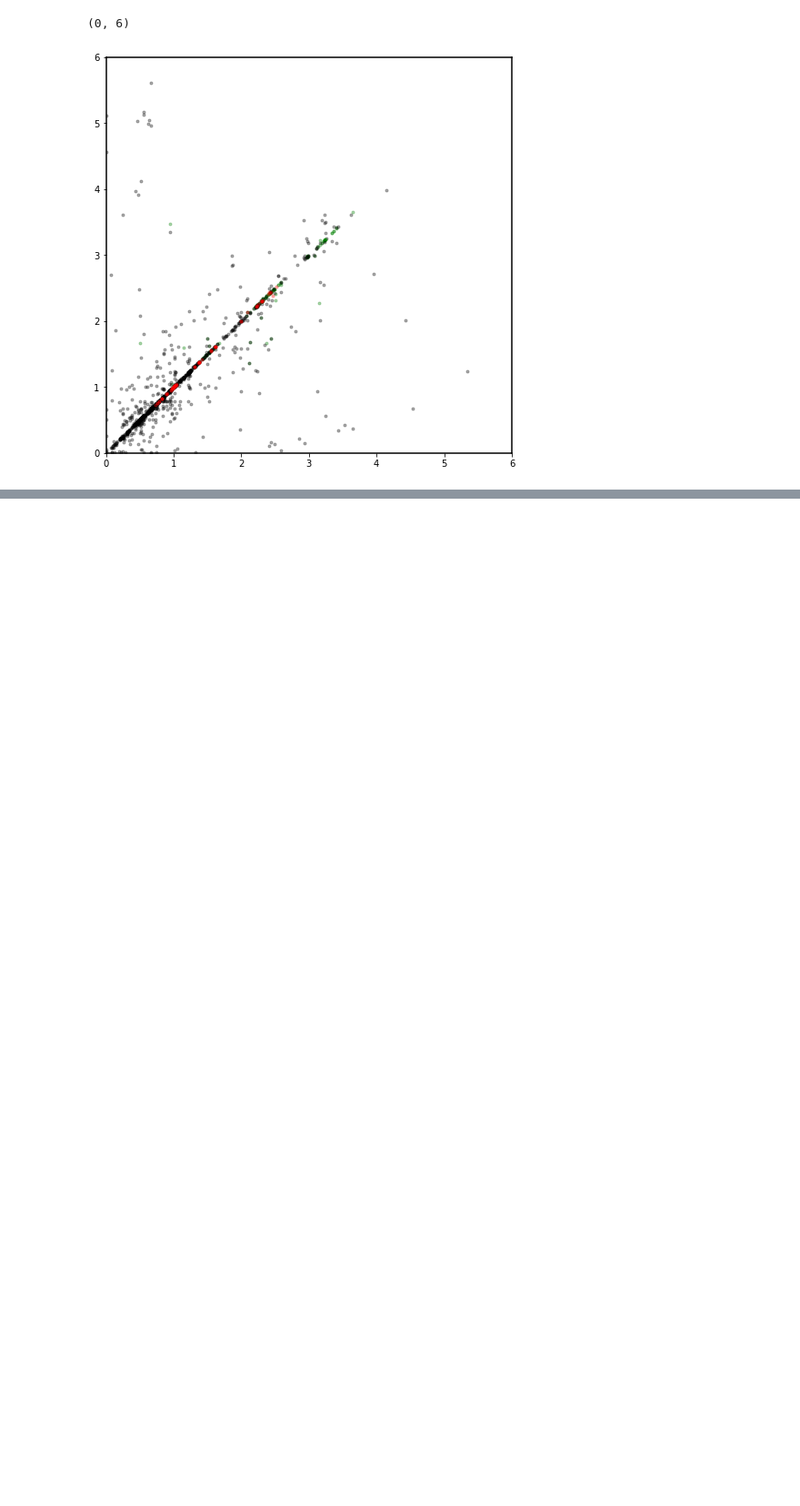
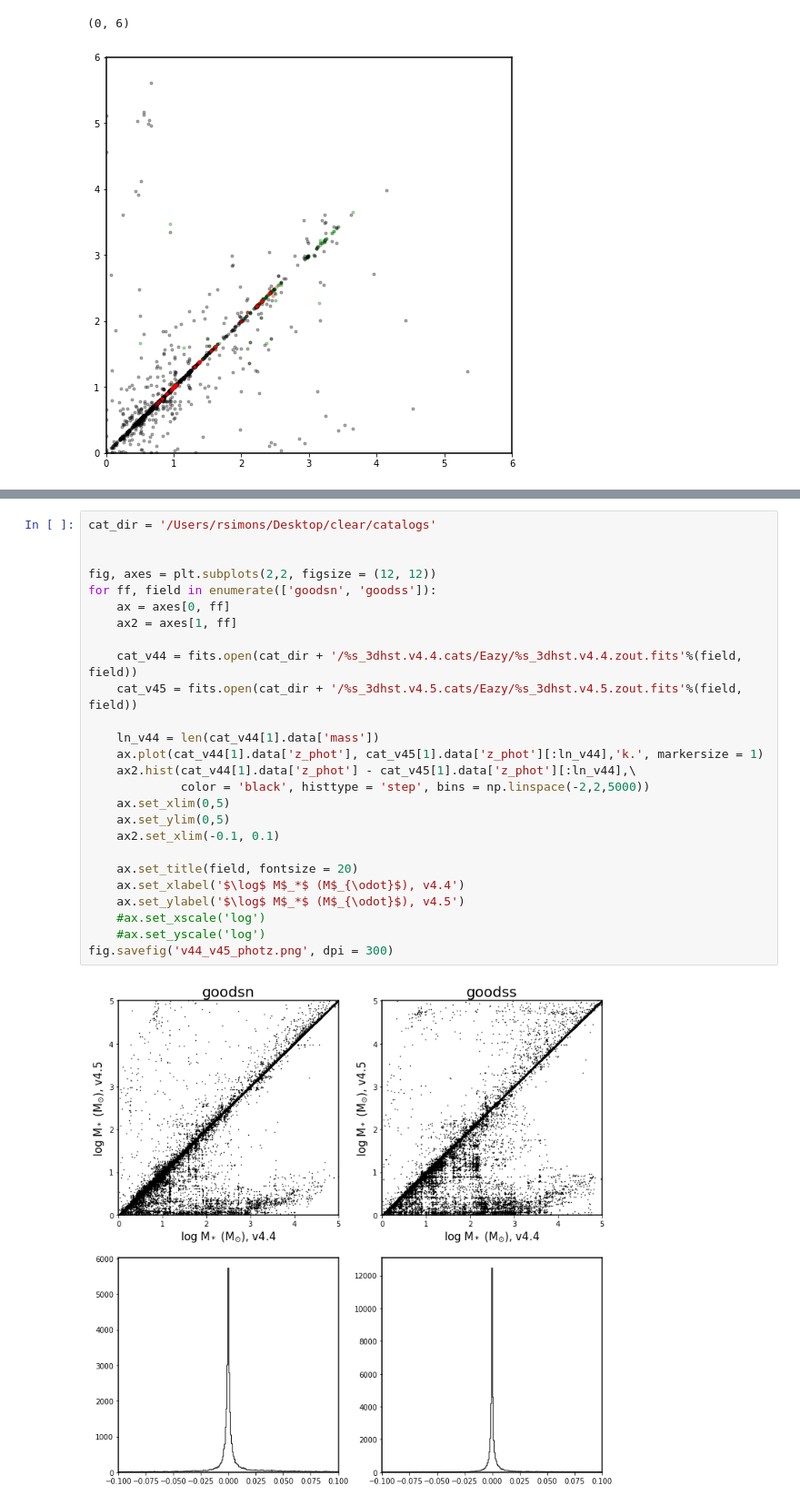
Before and after one commit to RaymondSimons/clear_local, a Jupyter notebook: add_specz.ipynb, the cells around one changed output, grey strips where cells are left out. Shown at 91% size. Drawn from its saved outputs; the diff is of its cells as text; blank space fills up the shorter version.

```diff
--- a/add_specz.ipynb
+++ b/add_specz.ipynb
@@ -184,0 +179,28 @@ Rest-frame filters: [270, 274, 120, 121, 156, 157, 158, 159, 160, 161, 162, 163]
+# %%
+cat_dir = '/Users/rsimons/Desktop/clear/catalogs'
+
+
+fig, axes = plt.subplots(2,2, figsize = (12, 12))
+for ff, field in enumerate(['goodsn', 'goodss']):
+    ax = axes[0, ff]
+    ax2 = axes[1, ff]
+
+    cat_v44 = fits.open(cat_dir + '/%s_3dhst.v4.4.cats/Eazy/%s_3dhst.v4.4.zout.fits'%(field, field))
+    cat_v45 = fits.open(cat_dir + '/%s_3dhst.v4.5.cats/Eazy/%s_3dhst.v4.5.zout.fits'%(field, field))
+
+    ln_v44 = len(cat_v44[1].data['mass'])
+    ax.plot(cat_v44[1].data['z_phot'], cat_v45[1].data['z_phot'][:ln_v44],'k.', markersize = 1)
+    ax2.hist(cat_v44[1].data['z_phot'] - cat_v45[1].data['z_phot'][:ln_v44],\
+             color = 'black', histtype = 'step', bins = np.linspace(-2,2,5000))
+    ax.set_xlim(0,5)
+    ax.set_ylim(0,5)
+    ax2.set_xlim(-0.1, 0.1)
+
+    ax.set_title(field, fontsize = 20)
+    ax.set_xlabel('$\log$ M$_*$ (M$_{\odot}$), v4.4')
+    ax.set_ylabel('$\log$ M$_*$ (M$_{\odot}$), v4.5')
+    #ax.set_xscale('log')
+    #ax.set_yscale('log')
+fig.savefig('v44_v45_photz.png', dpi = 300)
+# %% [output]
+[figure, added]
```
Also changed, not shown: parts of 6 cells of this notebook.
